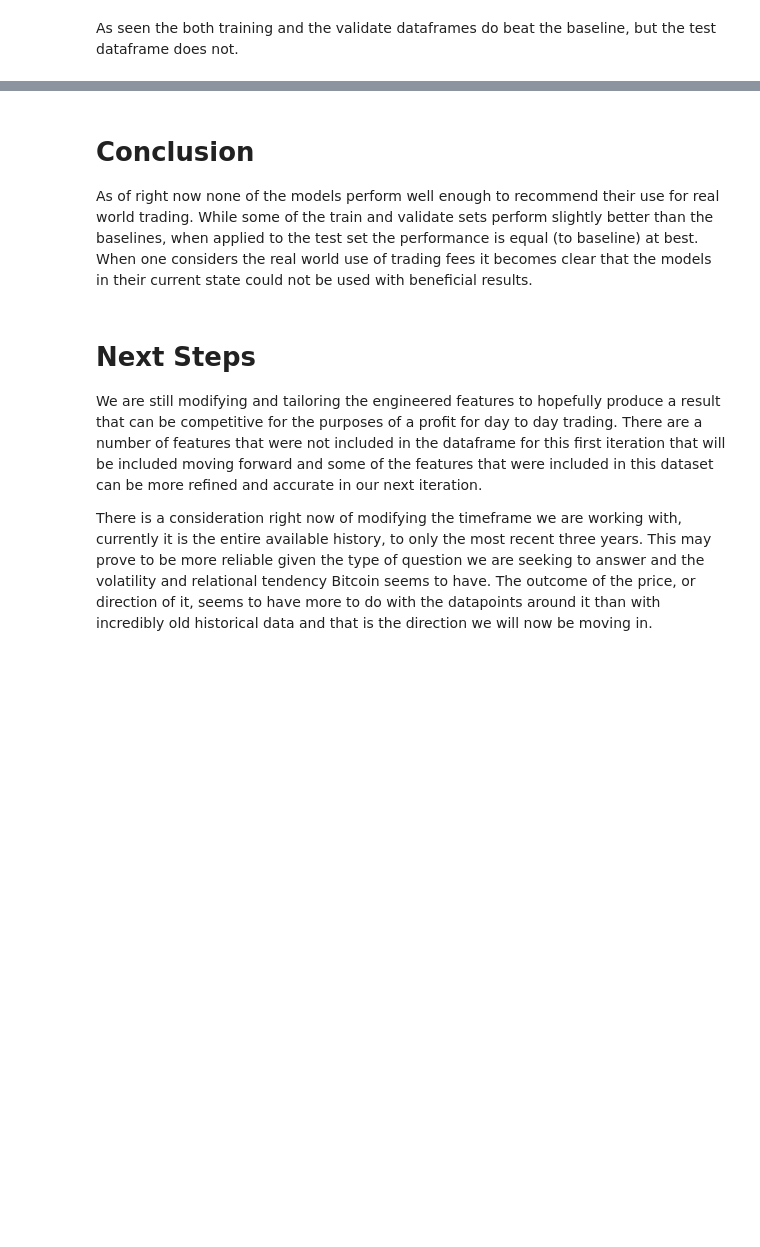
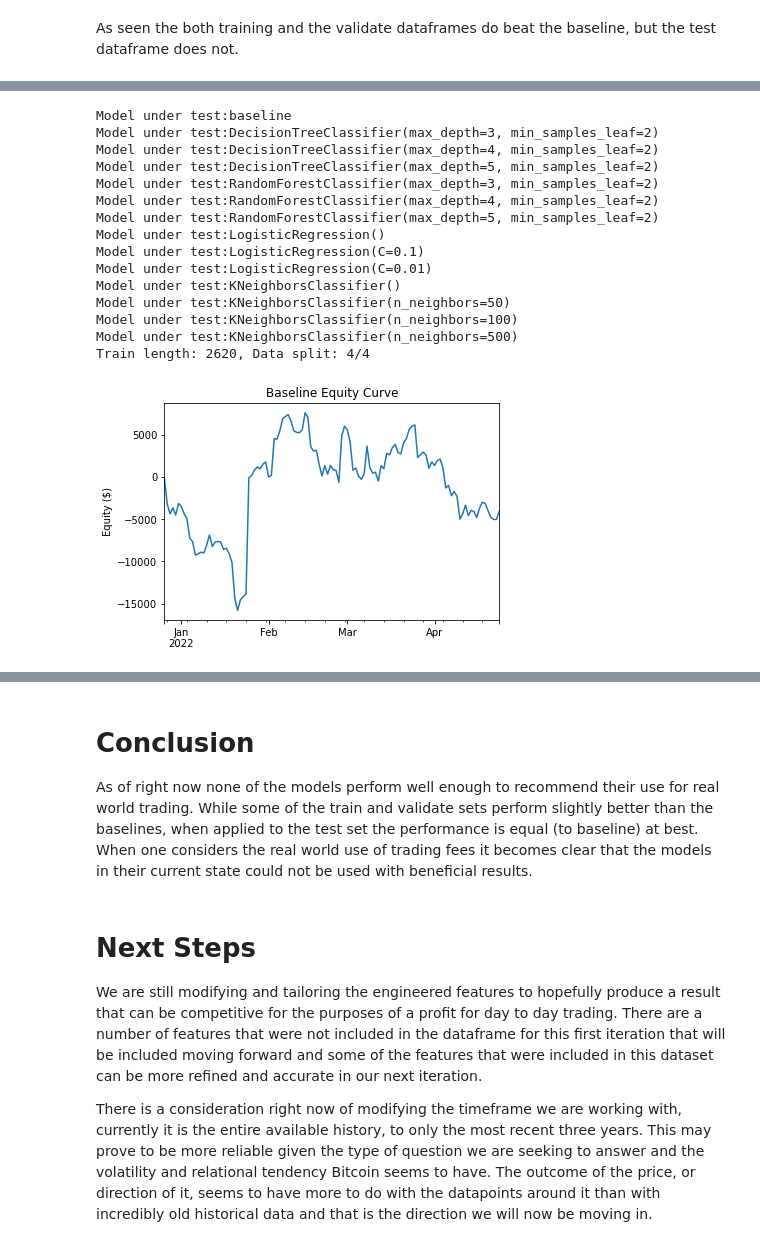
Before and after one commit to FinancialForecasters/financial_forecaster, a Jupyter notebook: ff_final_notebook.ipynb, the cells around one changed output, grey strips where cells are left out. Cells and saved outputs as stored; diff of their text form; code cells hidden in the pictures; blank space fills up the shorter version.

Commit message:
Update with modeling efforts

```diff
--- a/ff_final_notebook.ipynb
+++ b/ff_final_notebook.ipynb
@@ -305,0 +339,29 @@ For classification our metric for evaluation is accuracy. The notebooks contain
+# %%
+train_X_sets, test_X_sets, train_y_sets, test_y_sets = rolling_split_train_and_test(df,
+                                                                                    features_to_use,
+                                                                                    features_to_scale,
+                                                                                    target,
+                                                                                    other_targets,
+                                                                                    num_splits = num_splits,
+                                                                                    test_size= test_size)
+# %%
+average_cross_validate_result = perform_rolling_classification_modeling(features_to_use, features_to_scale, target,
+                                                                        models_to_test, train_X_sets, test_X_sets,
+                                                                        train_y_sets, test_y_sets )
+# %% [output]
+Model under test:baseline
+Model under test:DecisionTreeClassifier(max_depth=3, min_samples_leaf=2)
+Model under test:DecisionTreeClassifier(max_depth=4, min_samples_leaf=2)
+Model under test:DecisionTreeClassifier(max_depth=5, min_samples_leaf=2)
+Model under test:RandomForestClassifier(max_depth=3, min_samples_leaf=2)
+Model under test:RandomForestClassifier(max_depth=4, min_samples_leaf=2)
+Model under test:RandomForestClassifier(max_depth=5, min_samples_leaf=2)
+Model under test:LogisticRegression()
+Model under test:LogisticRegression(C=0.1)
+Model under test:LogisticRegression(C=0.01)
+Model under test:KNeighborsClassifier()
+Model under test:KNeighborsClassifier(n_neighbors=50)
+Model under test:KNeighborsClassifier(n_neighbors=100)
+Model under test:KNeighborsClassifier(n_neighbors=500)
+Train length: 2620, Data split: 4/4
+[figure, added]
```
Also changed, not shown: parts of 14 cells of this notebook.
